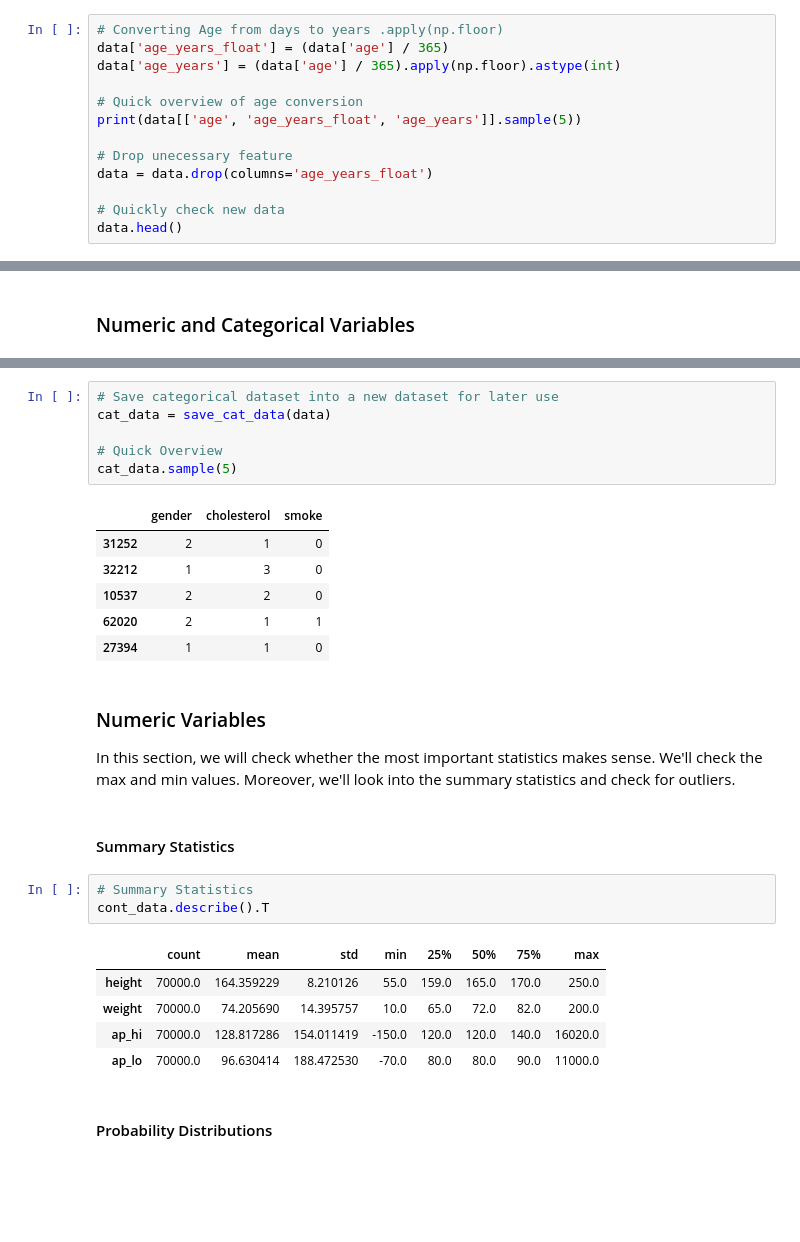
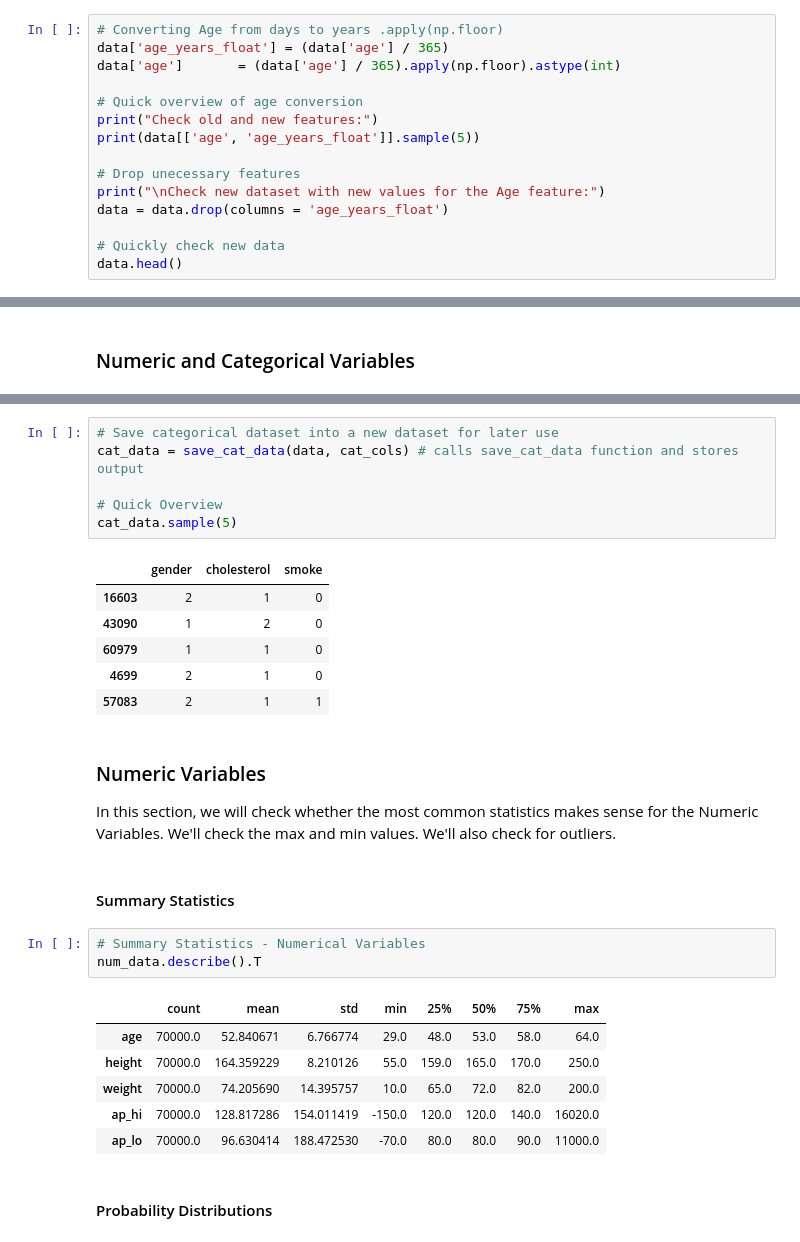
Before and after one commit to caiocvelasco/health-data-analysis, a Jupyter notebook: cardio-data-analysis-project.ipynb, the cells around one changed output, grey strips where cells are left out. Cells and saved outputs as stored; diff of their text form; blank space fills up the shorter version.

```diff
--- a/cardio-data-analysis-project.ipynb
+++ b/cardio-data-analysis-project.ipynb
@@ -351,13 +344,15 @@ The variable age is in days, so we need to convert it to years and round it down
 # %%
 # Converting Age from days to years .apply(np.floor)
 data['age_years_float'] = (data['age'] / 365)
-data['age_years'] = (data['age'] / 365).apply(np.floor).astype(int)
+data['age']       = (data['age'] / 365).apply(np.floor).astype(int)
 
 # Quick overview of age conversion
-print(data[['age', 'age_years_float', 'age_years']].sample(5))
+print("Check old and new features:")
+print(data[['age', 'age_years_float']].sample(5))
 
-# Drop unecessary feature
-data = data.drop(columns='age_years_float')
+# Drop unecessary features
+print("\nCheck new dataset with new values for the Age feature:")
+data = data.drop(columns = 'age_years_float')
 
 # Quickly check new data
 data.head()
@@ -392,27 +390,28 @@ cont_data.sample(5)
 # %%
 # Save categorical dataset into a new dataset for later use
-cat_data = save_cat_data(data)
+cat_data = save_cat_data(data, cat_cols) # calls save_cat_data function and stores output
 
 # Quick Overview
 cat_data.sample(5)
 # %% [output]
 |  | gender | cholesterol | smoke |
-| 31252 | 2 | 1 | 0 |
-| 32212 | 1 | 3 | 0 |
-| 10537 | 2 | 2 | 0 |
-| 62020 | 2 | 1 | 1 |
-| 27394 | 1 | 1 | 0 |
+| 16603 | 2 | 1 | 0 |
+| 43090 | 1 | 2 | 0 |
+| 60979 | 1 | 1 | 0 |
+| 4699 | 2 | 1 | 0 |
+| 57083 | 2 | 1 | 1 |
 # %% [markdown]
 ### Numeric Variables
 
-In this section, we will check whether the most important statistics makes sense. We'll check the max and min values. Moreover, we'll look into the summary statistics and check for outliers.
+In this section, we will check whether the most common statistics makes sense for the Numeric Variables. We'll check the max and min values. We'll also check for outliers.
 # %% [markdown]
 #### Summary Statistics
 # %%
-# Summary Statistics
-cont_data.describe().T
+# Summary Statistics - Numerical Variables
+num_data.describe().T
 # %% [output]
 |  | count | mean | std | min | 25% | 50% | 75% | max |
+| age | 70000.0 | 52.840671 | 6.766774 | 29.0 | 48.0 | 53.0 | 58.0 | 64.0 |
 | height | 70000.0 | 164.359229 | 8.210126 | 55.0 | 159.0 | 165.0 | 170.0 | 250.0 |
 | weight | 70000.0 | 74.205690 | 14.395757 | 10.0 | 65.0 | 72.0 | 82.0 | 200.0 |
 | ap_hi | 70000.0 | 128.817286 | 154.011419 | -150.0 | 120.0 | 120.0 | 140.0 | 16020.0 |
```
Also changed, not shown: parts of 25 cells of this notebook.
